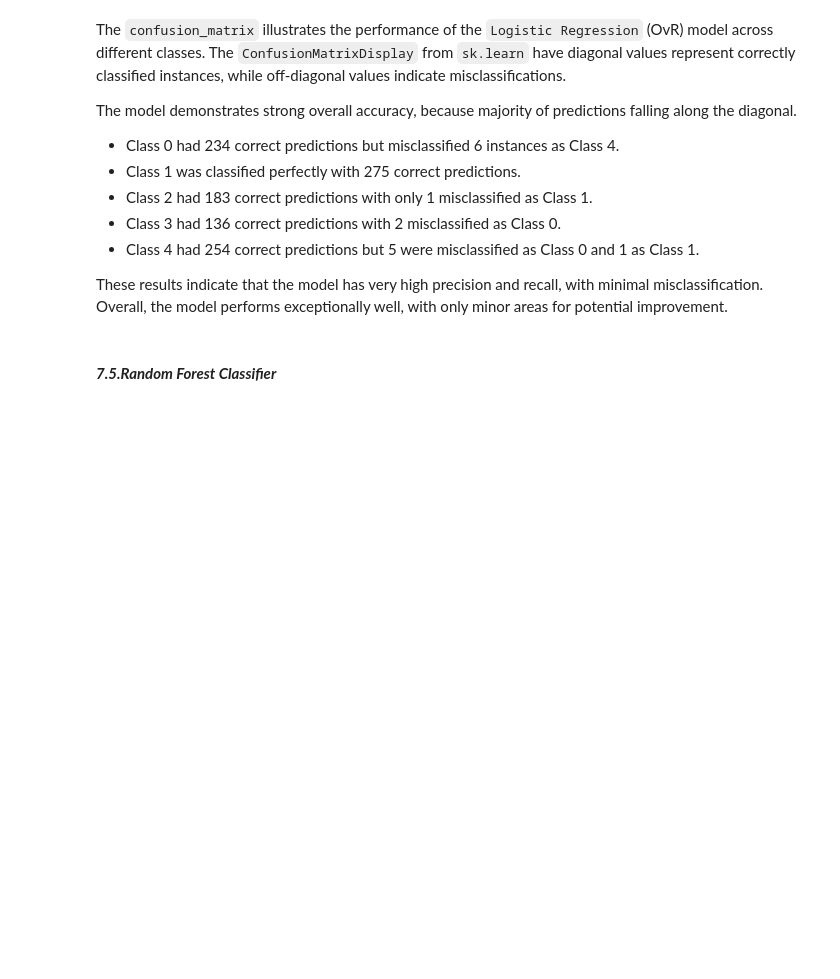
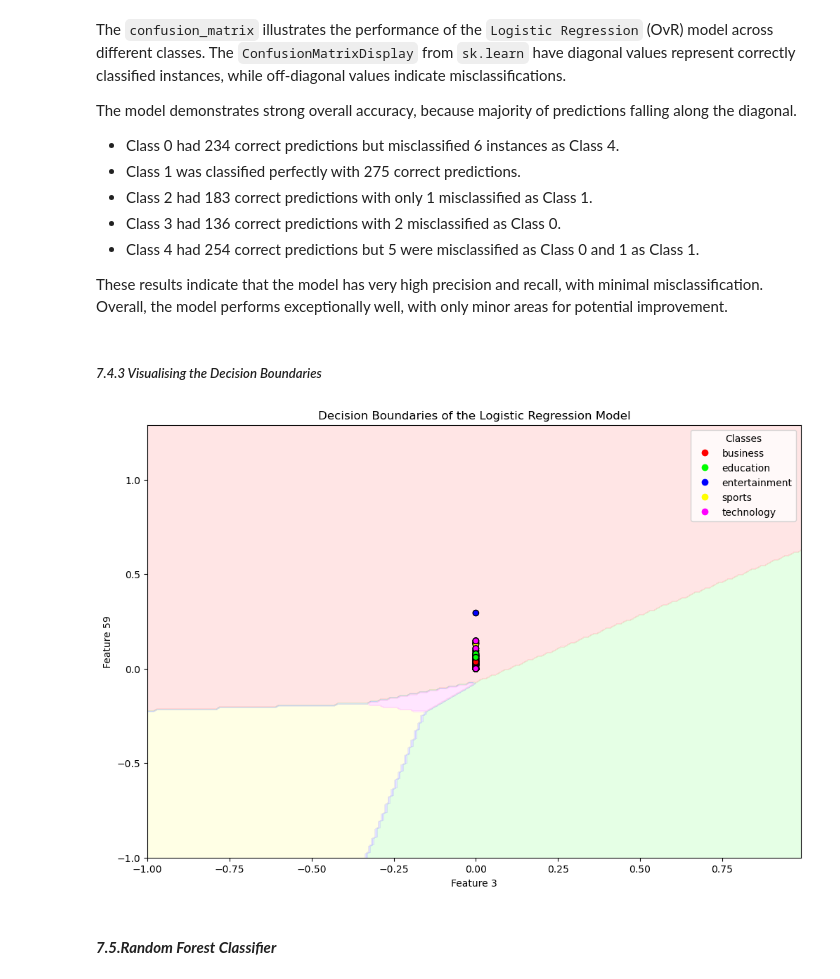
Before and after one commit to lamelkekana/Team3_ClassificationProject, a Jupyter notebook: News_articles.ipynb, the cells around one changed output. Cells and saved outputs as stored; diff of their text form; code cells hidden in the pictures; blank space fills up the shorter version.

Commit message:
Model Evaluation Updated
Model evaluation is half done. Comments still need to be added under the visuals.

```diff
--- a/News_articles.ipynb
+++ b/News_articles.ipynb
@@ -1500,7 +1586,0 @@ Scikit-learn's optimized `solvers` (such as lbfgs, saga, and liblinear), logisti
-# %%
-# Streamlit app title
-st.title("Simplified OvR Multiclass Classification with MLflow")
-
-# Set up MLflow tracking
-mlflow.set_tracking_uri(uri="http://127.0.0.1:5000")
-mlflow.set_experiment("Simplified_OvR_Classification")
@@ -1506,0 +1589,4 @@ mlflow.set_experiment("Simplified_OvR_Classification")
+# %%
+lr_experiment_name = 'Logistic Regression Model'
+#experiment_id = mlflow.create_experiment(lr_experiment_name)
+mlflow.set_experiment(lr_experiment_name)
@@ -1572,6 +1684,8 @@ def develop_lr(X_train, X_validation, y_train, y_validation):
 # %%
-best_lr_model, lr_conf_matrix, lr_class_report = develop_lr(X_train,
-                                                            X_validation,
-                                                            y_train,
-                                                            y_validation
-                                                           )
+best_lr_model, lr_conf_matrix, lr_class_report, lr_log_loss = develop_lr(X_train,
+                                                                         X_validation,
+                                                                         y_train,
+                                                                         y_validation
+                                                                        )
+y_test_pred['Logistic Regression'] = best_lr_model.predict(X_test_set)
+y_test_pred_proba['Logistic Regression'] = best_lr_model.predict_proba(X_test_set)
@@ -1595,6 +1737,20 @@ The `confusion_matrix` illustrates the performance of the `Logistic Regression`
  - Class 4 had 254 correct predictions but 5 were misclassified as Class 0 and 1 as Class 1.
 
 These results indicate that the model has very high precision and recall, with minimal misclassification. Overall, the model performs exceptionally well, with only minor areas for potential improvement.
+# %% [markdown]
+##### *7.4.3 Visualising the Decision Boundaries*
+# %%
+feature_indices = [3, 59] # Value range is [0-4386, 0-5999], shape(4387, 6000)
+decision_boundaries_visualizer(best_lr_model,
+                               'Logistic Regression',
+                               X_train,
+                               X_validation,
+                               y_train,
+                               y_validation,
+                               feature_indices
+                             )
+# %% [output]
+[figure, added]
 # %% [markdown]
 #### ***7.5.Random Forest Classifier***
 # %% [markdown]
```
Also changed, not shown: parts of 129 cells of this notebook.
